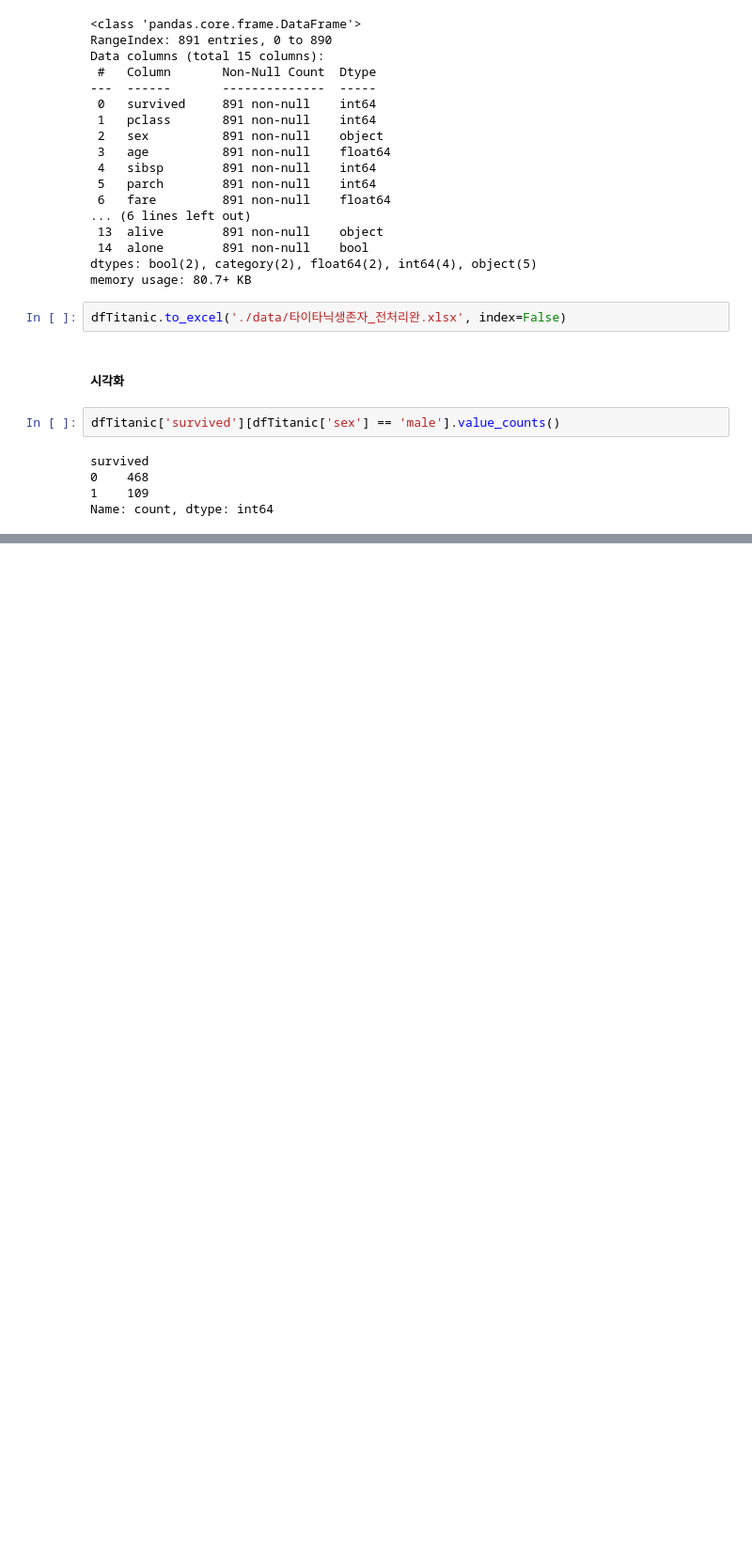
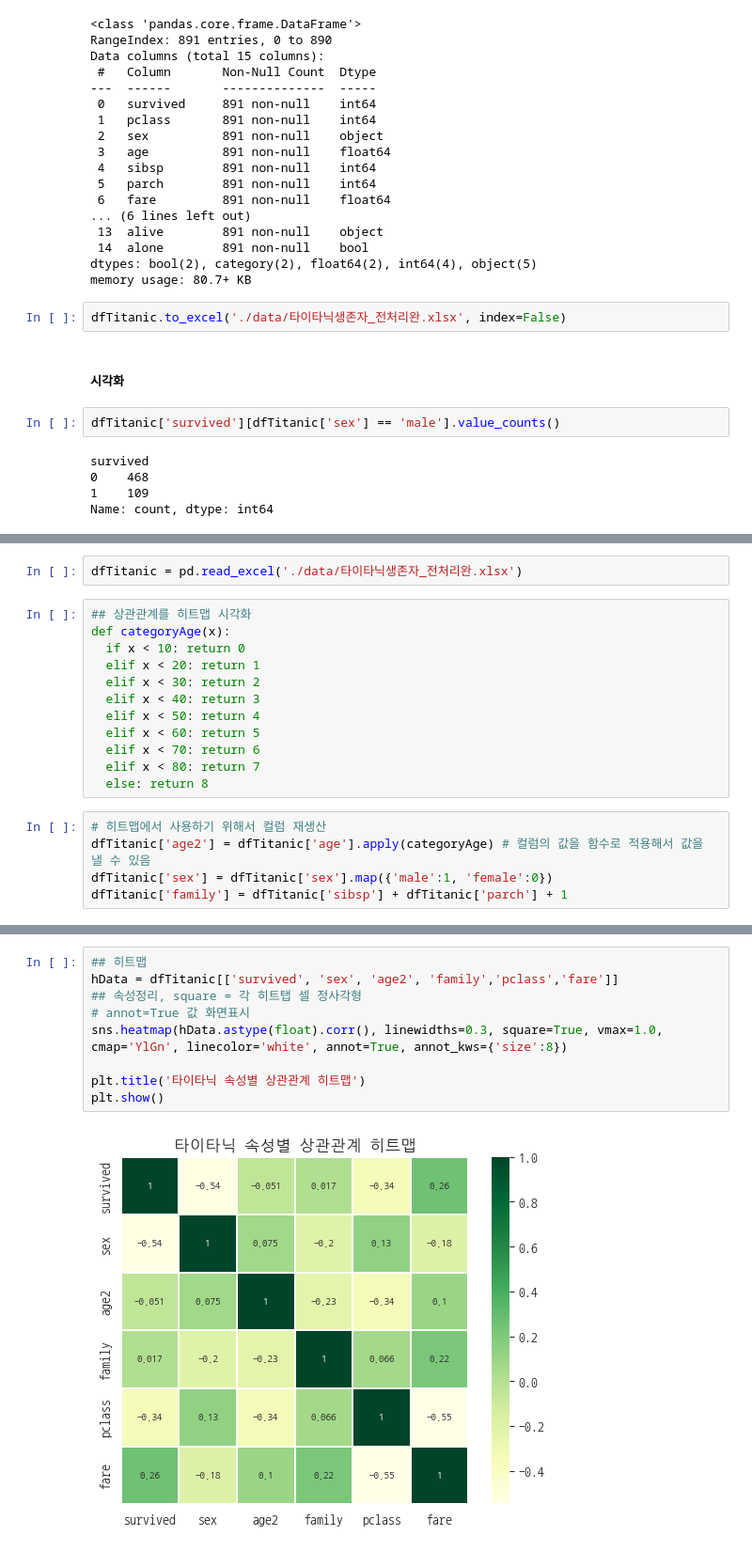
Before and after one commit to devuoon/bigdata-analysis-2024, a Jupyter notebook: day10/da22_타이타닉생존자_상관분석.ipynb, the cells around one changed output, grey strips where cells are left out. Shown: that part at 94% size. Drawn from its saved outputs; the diff is of its cells as text; blank space fills up the shorter version.

```diff
--- a/day10/da22_타이타닉생존자_상관분석.ipynb
+++ b/day10/da22_타이타닉생존자_상관분석.ipynb
@@ -213,0 +292,19 @@ plt.show()
+# %%
+dfTitanic = pd.read_excel('./data/타이타닉생존자_전처리완.xlsx')
+# %%
+## 상관관계를 히트맵 시각화
+def categoryAge(x):
+  if x < 10: return 0
+  elif x < 20: return 1
+  elif x < 30: return 2
+  elif x < 40: return 3
+  elif x < 50: return 4
+  elif x < 60: return 5
+  elif x < 70: return 6
+  elif x < 80: return 7
+  else: return 8
+# %%
+# 히트맵에서 사용하기 위해서 컬럼 재생산
+dfTitanic['age2'] = dfTitanic['age'].apply(categoryAge) # 컬럼의 값을 함수로 적용해서 값을 낼 수 있음
+dfTitanic['sex'] = dfTitanic['sex'].map({'male':1, 'female':0})
+dfTitanic['family'] = dfTitanic['sibsp'] + dfTitanic['parch'] + 1
@@ -213,0 +320,11 @@ plt.show()
+# %%
+## 히트맵
+hData = dfTitanic[['survived', 'sex', 'age2', 'family','pclass','fare']]
+## 속성정리, square = 각 히트탭 셀 정사각형
+# annot=True 값 화면표시
+sns.heatmap(hData.astype(float).corr(), linewidths=0.3, square=True, vmax=1.0, cmap='YlGn', linecolor='white', annot=True, annot_kws={'size':8})
+
+plt.title('타이타닉 속성별 상관관계 히트맵')
+plt.show()
+# %% [output]
+[figure, added]
```
Also changed, not shown: parts of 12 cells of this notebook, 1 other file.
